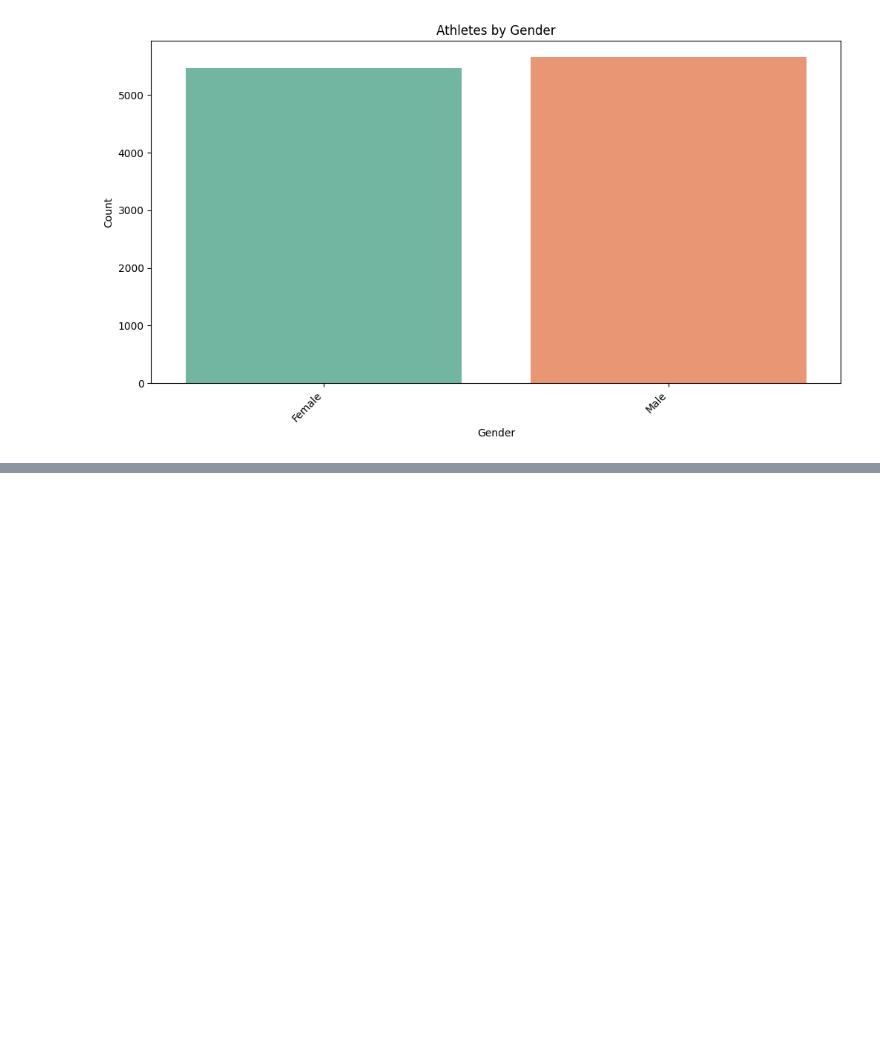
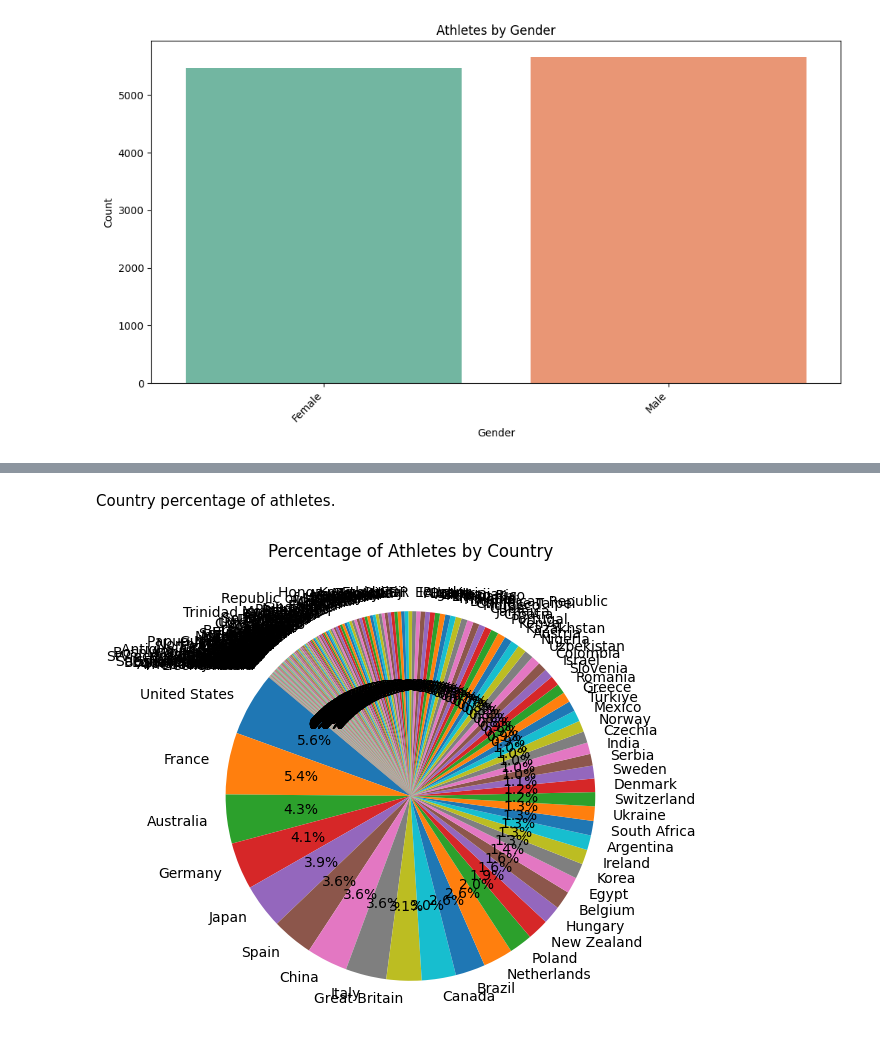
Before and after one commit to TylStres/Data-Analysis-Projects, a Jupyter notebook: Olympics 2024/Olympics 2024.ipynb, the cells around one changed output, grey strips where cells are left out. Saved outputs shown, nothing was run; the diff lists cells and outputs as text; code cells hidden in the pictures; blank space fills up the shorter version.

```diff
--- a/Olympics 2024/Olympics 2024.ipynb
+++ b/Olympics 2024/Olympics 2024.ipynb
@@ -172,0 +188,11 @@ plt.show()
+# %% [markdown]
+Country percentage of athletes.
+# %%
+country_counts = athletes_df['country'].value_counts()
+country_percentages = (country_counts /country_counts.sum()) *100
+plt.figure(figsize=(12,6))
+plt.pie(country_percentages, labels = country_percentages.index, autopct = '%1.1f%%', startangle=140)
+plt.title('Percentage of Athletes by Country')
+plt.show()
+# %% [output]
+[figure, added]
```
Also changed, not shown: parts of 5 cells of this notebook.
